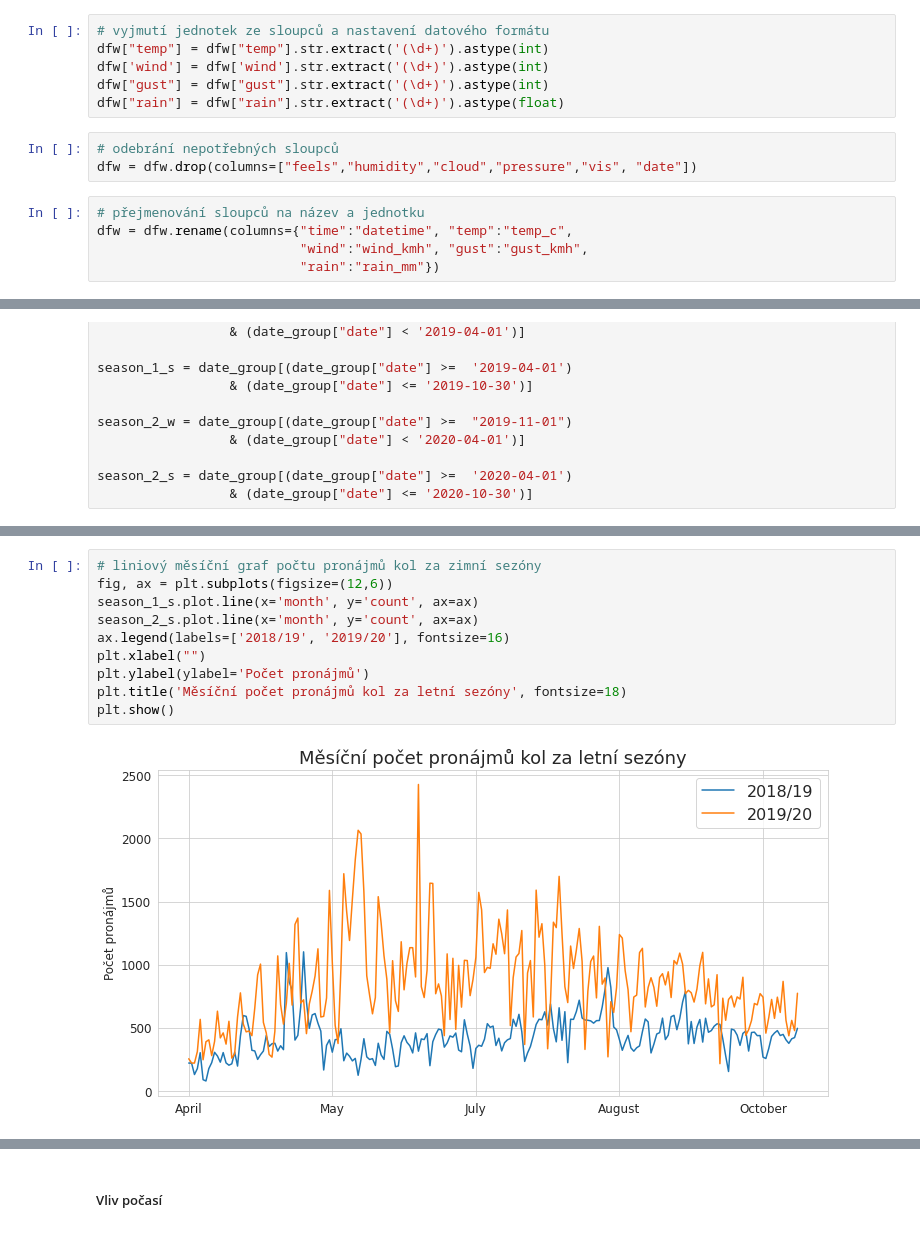
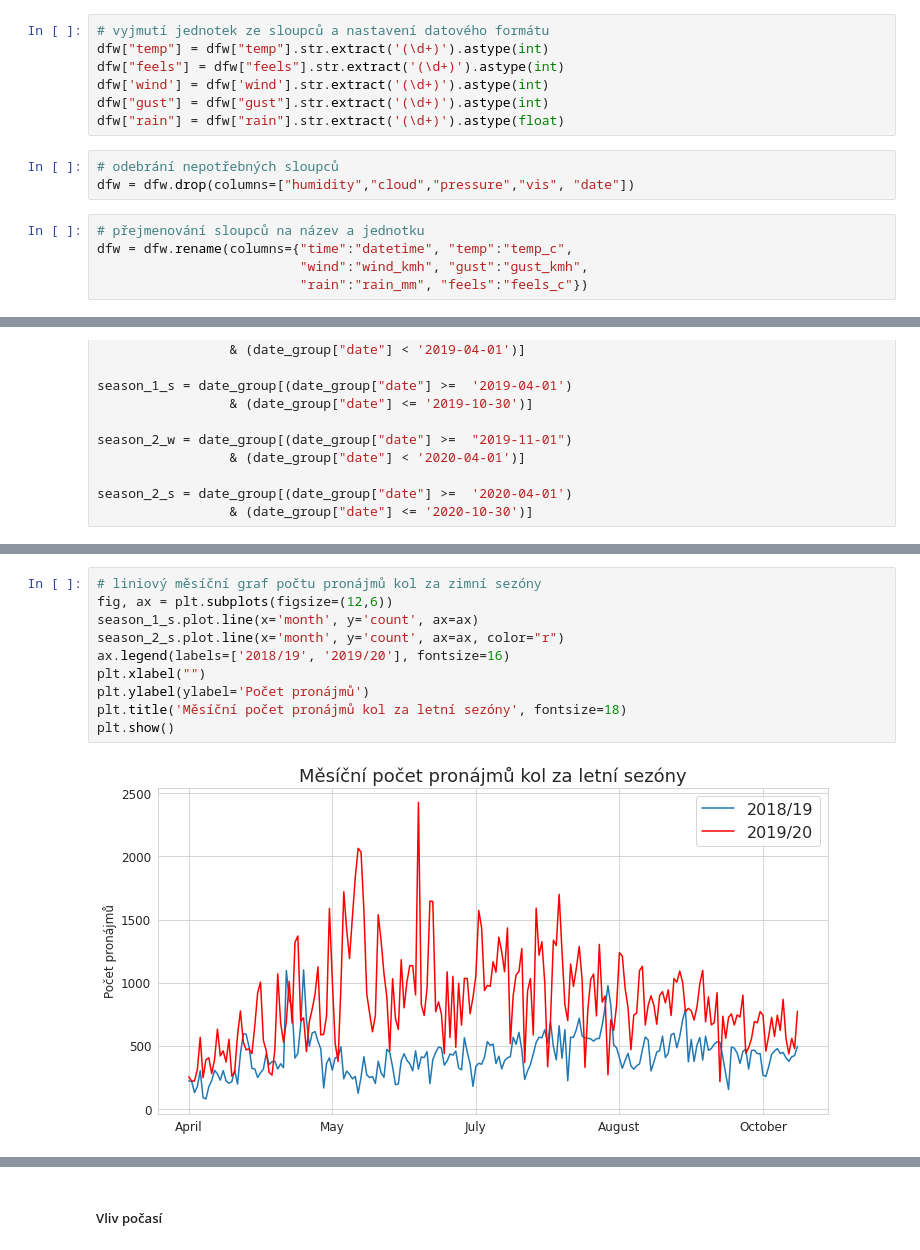
Before and after one commit to 9berny9/bikes, a Jupyter notebook: bikes_process.ipynb, the cells around one changed output, grey strips where cells are left out. Drawn from its saved outputs; the diff is of its cells as text.

```diff
--- a/bikes_process.ipynb
+++ b/bikes_process.ipynb
@@ -241,17 +241,18 @@ dfw['time'] = pd.to_datetime((dfw['date'] + ' ' + dfw['time']),
 # %%
 # vyjmutí jednotek ze sloupců a nastavení datového formátu
 dfw["temp"] = dfw["temp"].str.extract('(\d+)').astype(int)
+dfw["feels"] = dfw["feels"].str.extract('(\d+)').astype(int)
 dfw['wind'] = dfw['wind'].str.extract('(\d+)').astype(int)
 dfw["gust"] = dfw["gust"].str.extract('(\d+)').astype(int)
 dfw["rain"] = dfw["rain"].str.extract('(\d+)').astype(float)
 # %%
 # odebrání nepotřebných sloupců
-dfw = dfw.drop(columns=["feels","humidity","cloud","pressure","vis", "date"])
+dfw = dfw.drop(columns=["humidity","cloud","pressure","vis", "date"])
 # %%
 # přejmenování sloupců na název a jednotku
 dfw = dfw.rename(columns={"time":"datetime", "temp":"temp_c",
                           "wind":"wind_kmh", "gust":"gust_kmh",
-                          "rain":"rain_mm"})
+                          "rain":"rain_mm", "feels":"feels_c"})
 # %%
 dfw.head()
 # %% [output]
@@ -978,12 +1035,12 @@ plt.show()
 # %%
 # liniový měsíční graf počtu pronájmů kol za zimní sezóny
 fig, ax = plt.subplots(figsize=(12,6))
 season_1_s.plot.line(x='month', y='count', ax=ax)
-season_2_s.plot.line(x='month', y='count', ax=ax)
+season_2_s.plot.line(x='month', y='count', ax=ax, color="r")
 ax.legend(labels=['2018/19', '2019/20'], fontsize=16)
 plt.xlabel("")
 plt.ylabel(ylabel='Počet pronájmů')
 plt.title('Měsíční počet pronájmů kol za letní sezóny', fontsize=18)
 plt.show()
 # %% [output]
-[figure, old version]
+[figure, new version]
```
Also changed, not shown: parts of 18 cells of this notebook.
